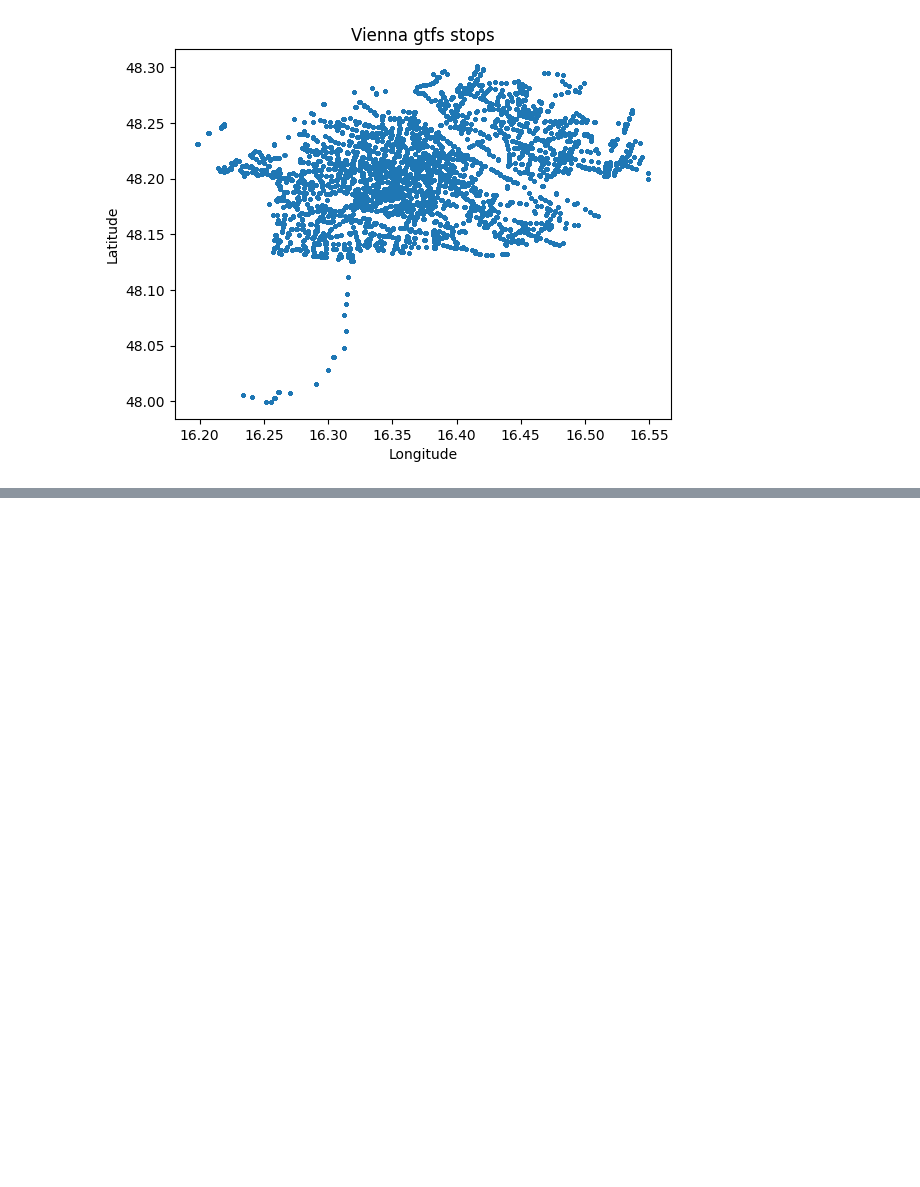
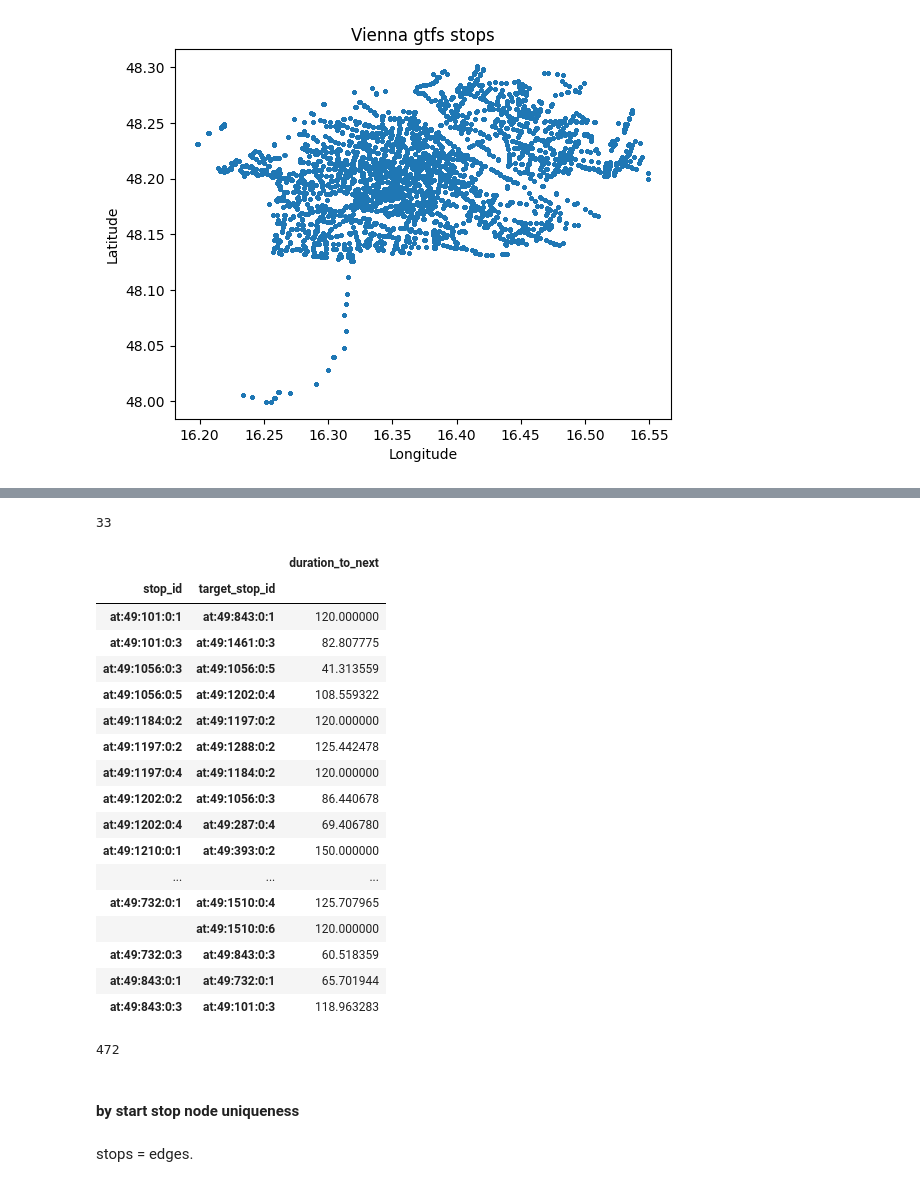
Before and after one commit to pi63on/train_edges, a Jupyter notebook: plot_edges.ipynb, the cells around one changed output, grey strips where cells are left out. Cells and saved outputs as stored; diff of their text form; code cells hidden in the pictures; blank space fills up the shorter version.

```diff
--- a/plot_edges.ipynb
+++ b/plot_edges.ipynb
@@ -25,0 +28,2 @@ plt.show()
+# %%
+trips = edges.groupby('route_short_name')
@@ -25,0 +42,2 @@ plt.show()
+# %%
+trips41 = trips.get_group('41')
@@ -25,0 +63,34 @@ plt.show()
+# %%
+trips41_grouped = trips41.groupby(['stop_id', 'target_stop_id'])
+condensed41 = pd.DataFrame([], columns = ['stop_id', 'target_stop_id', 'duration'])
+len(trips41_grouped)
+# %% [output]
+33
+# %%
+#try with aggregate
+trips41_grouped.agg({'duration_to_next':'mean'})
+# %% [output]
+|  |  | duration_to_next |
+| stop_id | target_stop_id |  |
+| at:49:101:0:1 | at:49:843:0:1 | 120.000000 |
+| at:49:101:0:3 | at:49:1461:0:3 | 82.807775 |
+| at:49:1056:0:3 | at:49:1056:0:5 | 41.313559 |
+| at:49:1056:0:5 | at:49:1202:0:4 | 108.559322 |
+| at:49:1184:0:2 | at:49:1197:0:2 | 120.000000 |
+| at:49:1197:0:2 | at:49:1288:0:2 | 125.442478 |
+| at:49:1197:0:4 | at:49:1184:0:2 | 120.000000 |
+| at:49:1202:0:2 | at:49:1056:0:3 | 86.440678 |
+| at:49:1202:0:4 | at:49:287:0:4 | 69.406780 |
+| at:49:1210:0:1 | at:49:393:0:2 | 150.000000 |
+| ... | ... | ... |
+| at:49:732:0:1 | at:49:1510:0:4 | 125.707965 |
+|  | at:49:1510:0:6 | 120.000000 |
+| at:49:732:0:3 | at:49:843:0:3 | 60.518359 |
+| at:49:843:0:1 | at:49:732:0:1 | 65.701944 |
+| at:49:843:0:3 | at:49:101:0:3 | 118.963283 |
+# %%
+stopsome = trips41_grouped.get_group(('at:49:1056:0:5', 'at:49:1202:0:4'))
+print(len(stopsome))
+#funguje
+# %% [output]
+472
@@ -25,0 +99,4 @@ plt.show()
+# %% [markdown]
+#### by start stop node uniqueness
+# %% [markdown]
+stops = edges.
```
Also changed, not shown: parts of 6 cells of this notebook, 1 other file.
